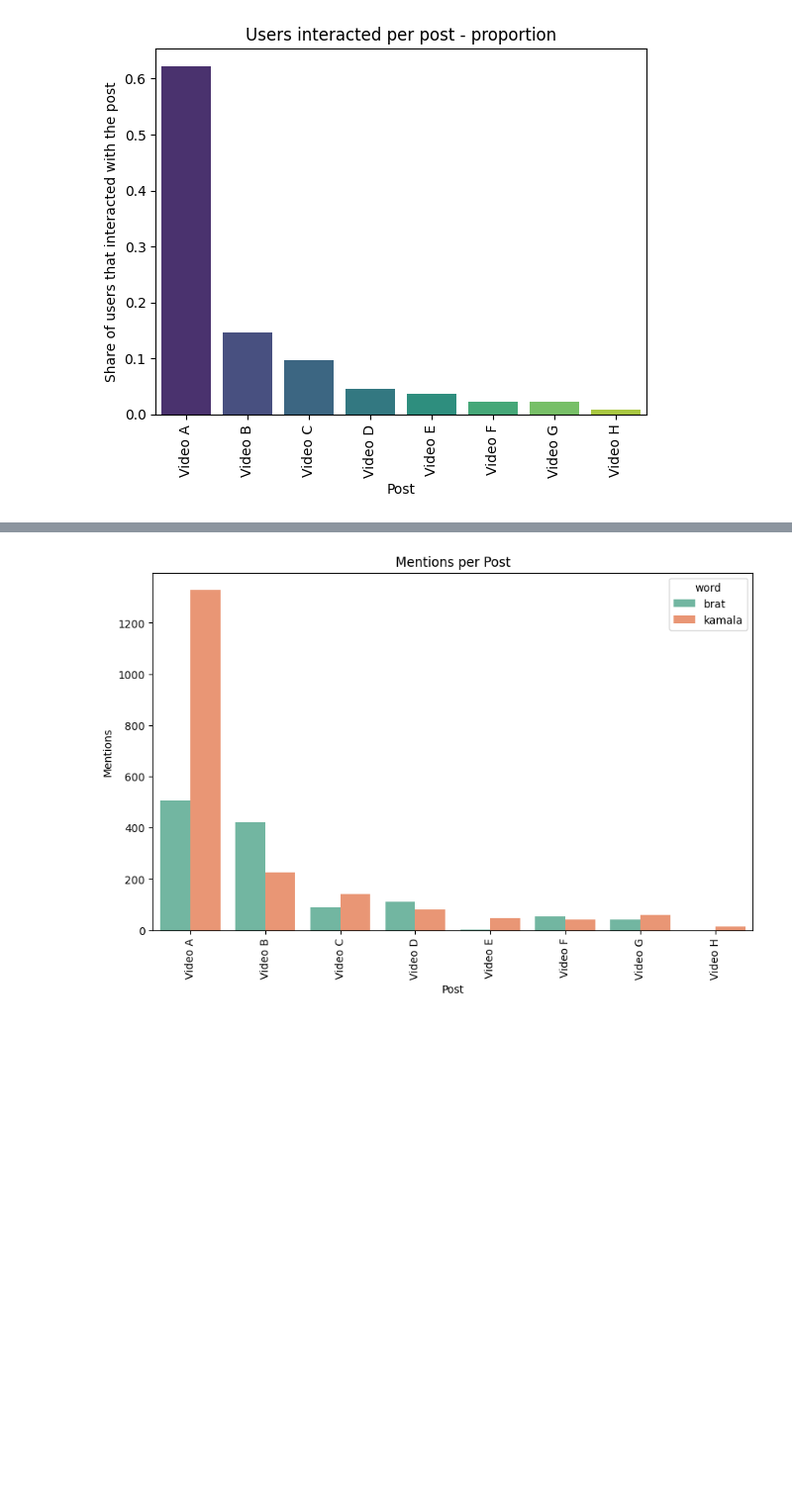
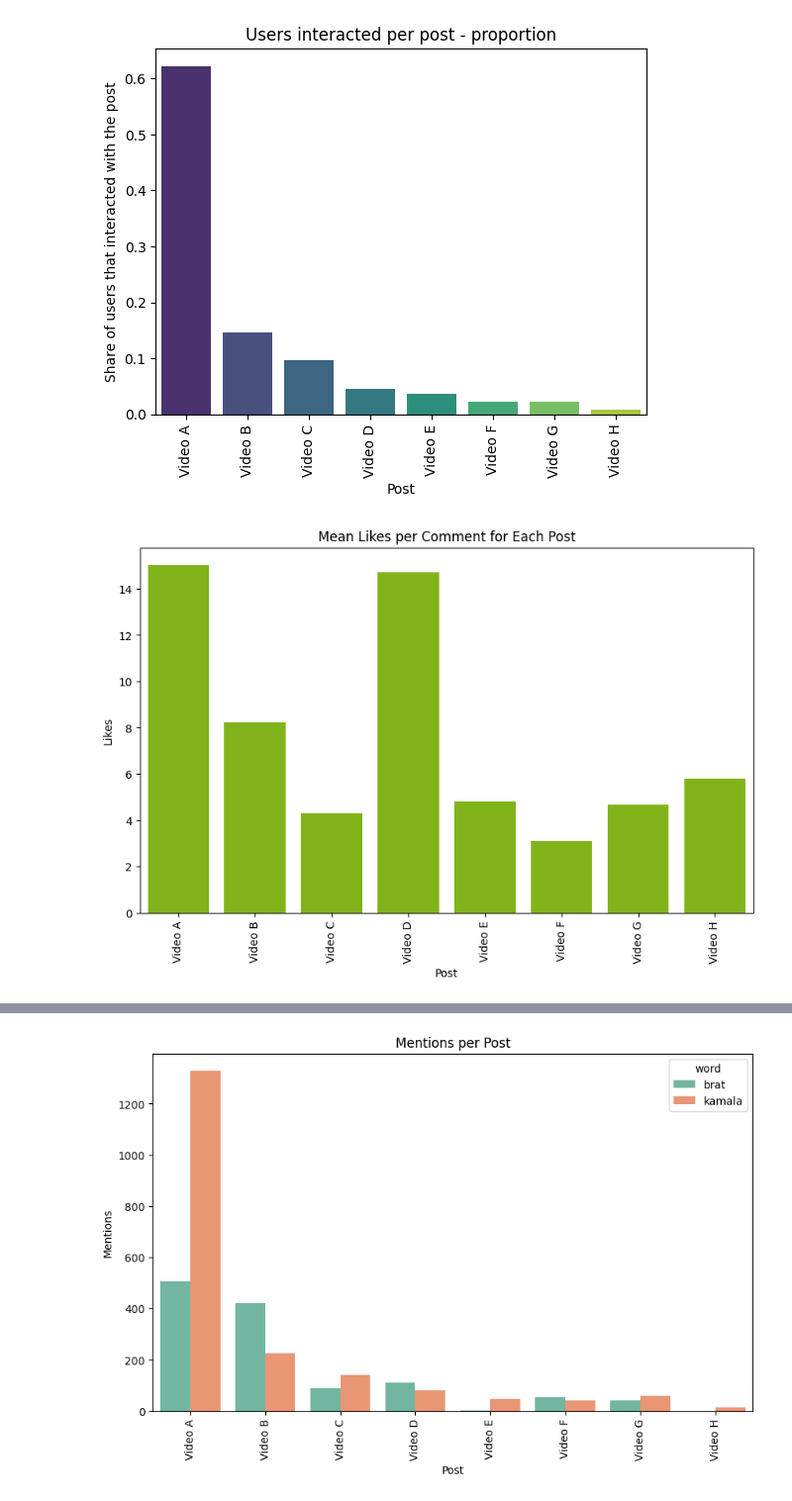
Before and after one commit to pouvoirdasha/sociology_scrapping, a Jupyter notebook: notebooks_stats_finetuning/descriptive_stats_leo.ipynb, the cells around one changed output, grey strips where cells are left out. Shown at 99% size. Saved outputs shown, nothing was run; the diff lists cells and outputs as text; code cells hidden in the pictures; blank space fills up the shorter version.

```diff
--- a/notebooks_stats_finetuning/descriptive_stats_leo.ipynb
+++ b/notebooks_stats_finetuning/descriptive_stats_leo.ipynb
@@ -98,3 +100,11 @@ count_post_user
+# %%
+base_color = "#8ACE00"
+brat_color = sns.dark_palette(base_color, n_colors=2)[1]
+
+#colors for sentiment:
+negative_shade = sns.dark_palette(base_color, n_colors=3)[0]
+neutral_shade = sns.light_palette(base_color, n_colors=5)[1]
+positive_shade =  sns.dark_palette(base_color, n_colors=3)[2]
 # %%
 count_post_user.dropna()
 users_per_post = count_post_user.groupby('video_name').size().reset_index()
@@ -137,0 +146,13 @@ Text(0, 0.5, 'Share of users that interacted with the post')
+# %%
+#mean comment likes per post
+mean_likes_per_post = youtube.groupby('video_name')['NbLikes'].mean().reset_index()
+mean_likes_per_post.columns = ['post_name', 'mean_likes']
+plt.figure(figsize=(10, 6))
+sns.barplot(data=mean_likes_per_post, x='post_name', y='mean_likes', color = base_color)
+plt.xticks(rotation=90)
+plt.title('Mean Likes per Comment for Each Post')
+plt.xlabel('Post')
+plt.ylabel('Likes')
+plt.show()
+# %% [output]
+[figure, added]
```
Also changed, not shown: parts of 29 cells of this notebook, 2 other files.
